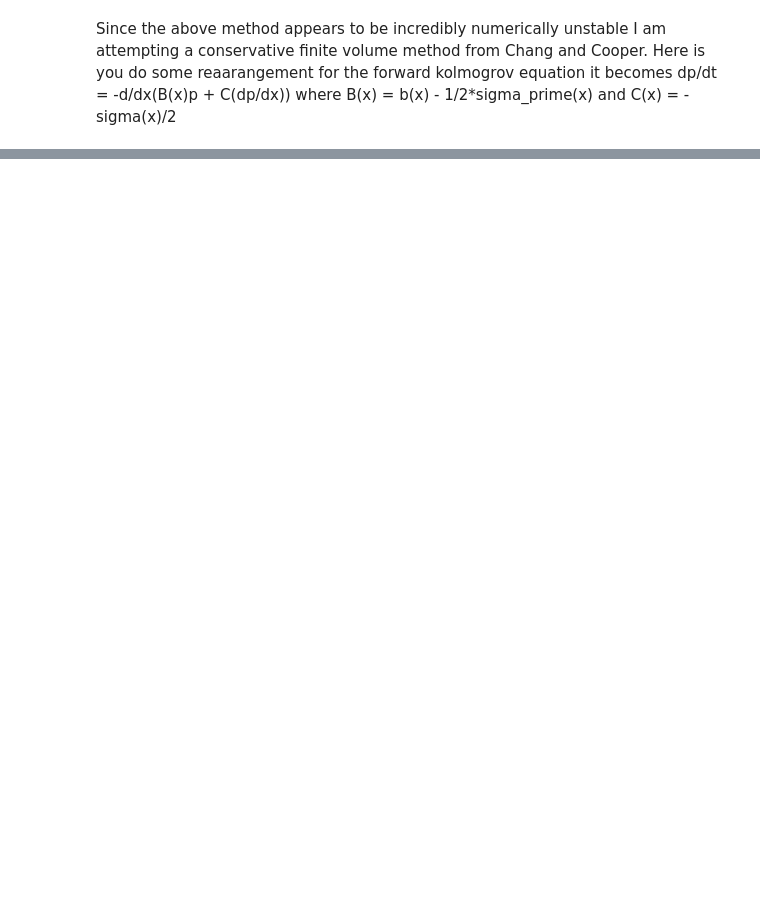
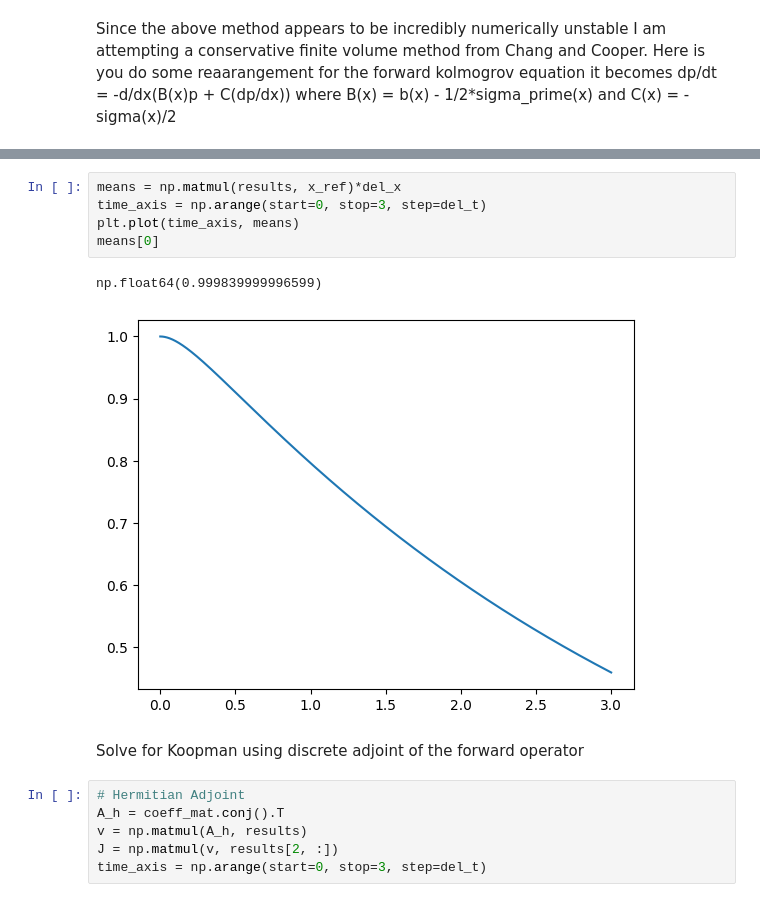
Before and after one commit to tcooley01/AERO729, a Jupyter notebook: HW3Files/hw3plots.ipynb, the cells around one changed output, grey strips where cells are left out. Saved outputs shown, nothing was run; the diff lists cells and outputs as text; blank space fills up the shorter version.

```diff
--- a/HW3Files/hw3plots.ipynb
+++ b/HW3Files/hw3plots.ipynb
@@ -242,0 +243,16 @@ plt.plot(x_ref, results[ind, :])
+# %%
+means = np.matmul(results, x_ref)*del_x
+time_axis = np.arange(start=0, stop=3, step=del_t)
+plt.plot(time_axis, means)
+means[0]
+# %% [output]
+np.float64(0.999839999996599)
+[figure, added]
+# %% [markdown]
+Solve for Koopman using discrete adjoint of the forward operator
+# %%
+# Hermitian Adjoint
+A_h = coeff_mat.conj().T
+v = np.matmul(A_h, results)
+J = np.matmul(v, results[2, :])
+time_axis = np.arange(start=0, stop=3, step=del_t)
```
Also changed, not shown: parts of 9 cells of this notebook.
